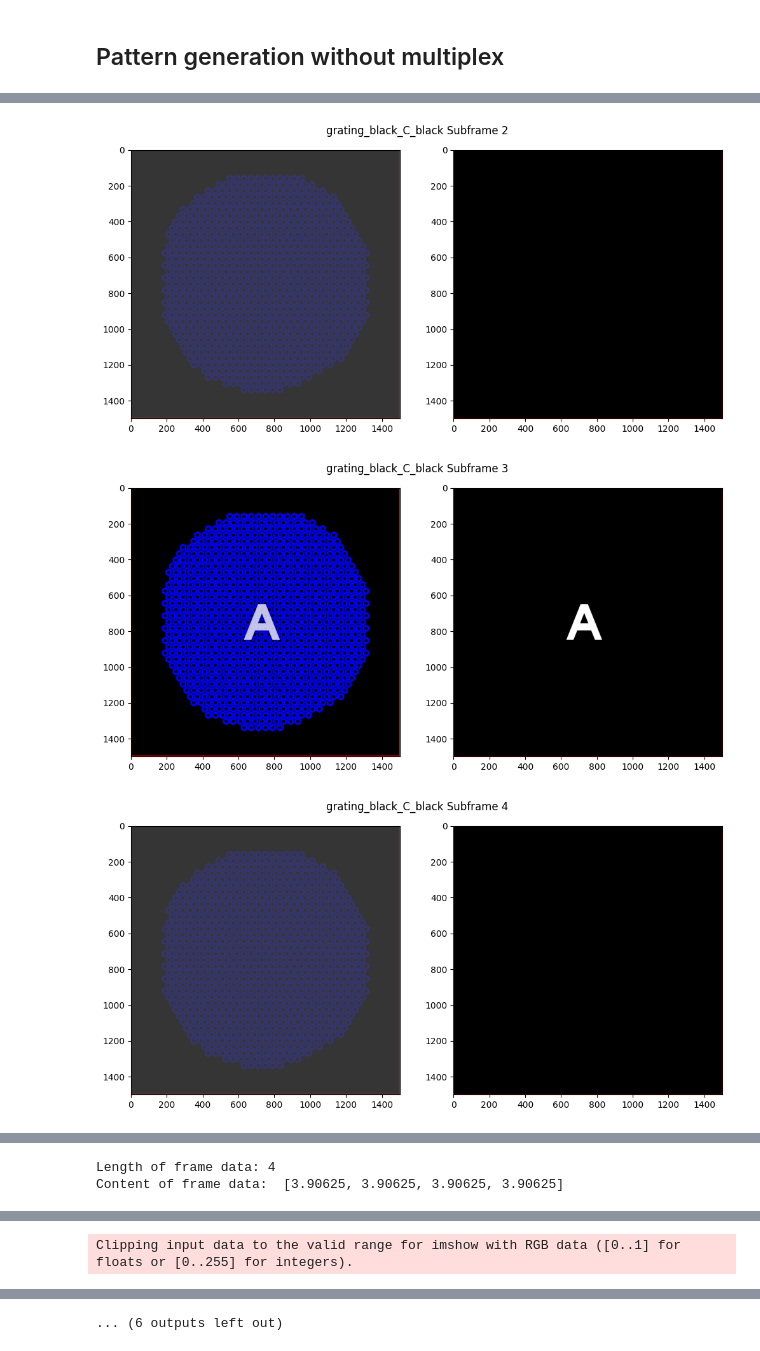
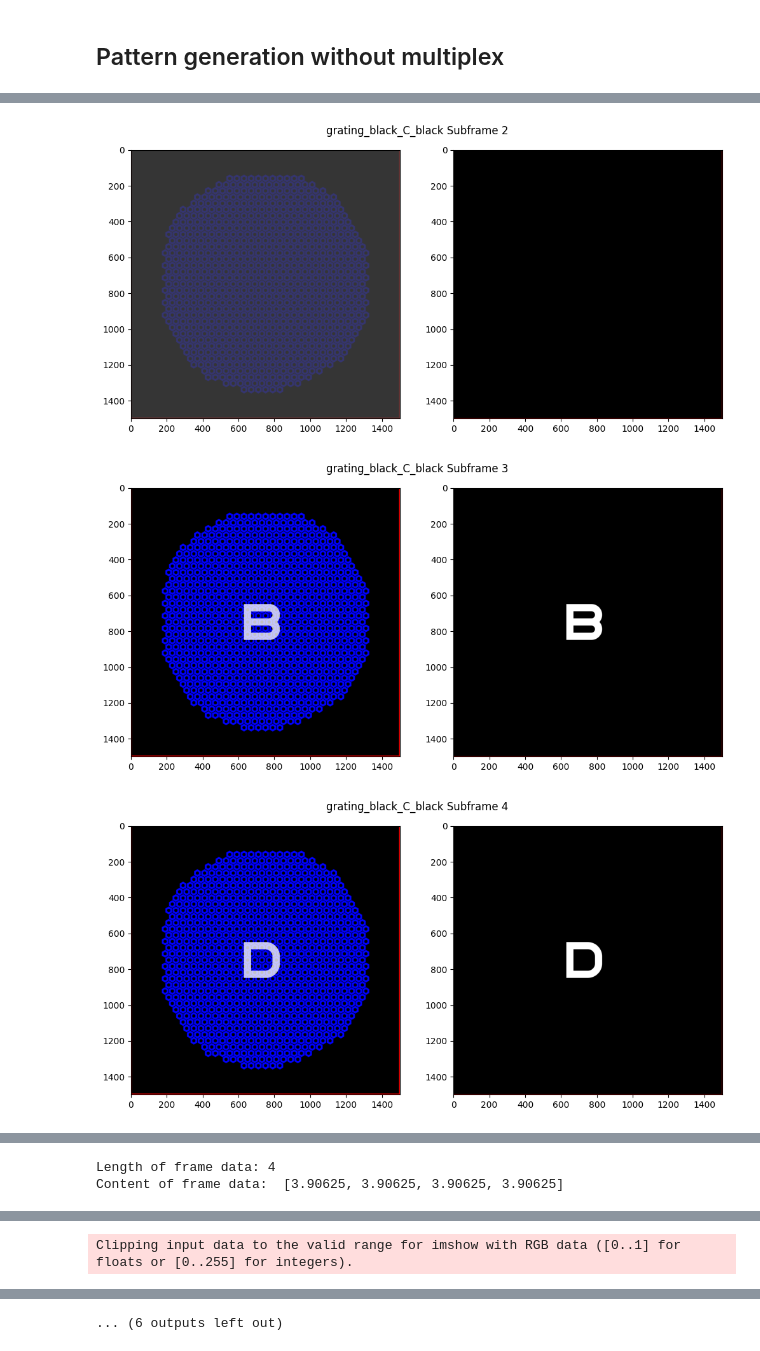
Before and after one commit to PalankerLab/RPSim, a Jupyter notebook: multiplex_testing.ipynb, the cells around one changed output, grey strips where cells are left out. Cells and saved outputs as stored; diff of their text form; code cells hidden in the pictures.

```diff
--- a/multiplex_testing.ipynb
+++ b/multiplex_testing.ipynb
@@ -696,8 +700,8 @@ grating_width = 120
 first_grating = 'grating_black_C_black'
 first_subframes= [Subframe(duration_ms=duration, patterns=[Grating(position=(0, 0), rotation=0, unit='um', width_grating=grating_width, pitch_grating=grating_width)]),
             Subframe(duration_ms=duration, patterns=[FullField('black')]),
-            Subframe(duration_ms=duration, patterns=[Text(text='A')]),
-            Subframe(duration_ms=duration, patterns=[FullField('black')]),
+            Subframe(duration_ms=duration, patterns=[Text(text='B')]),
+            Subframe(duration_ms=duration, patterns=[Text(text='D')]),
 ]
 
 frames = [Frame(name=first_grating, repetitions=32, subframes=first_subframes)]
@@ -842,4 +846,4 @@ run_rpsim(configuration=configuration, run_stages=run_stages)#, skip_stages="pos
 [figure]
 [figure]
-[figure, old version]
+[figure, new version]
-[figure, old version]
+[figure, new version]
```
Also changed, not shown: parts of 6 cells of this notebook, 1 other file.
